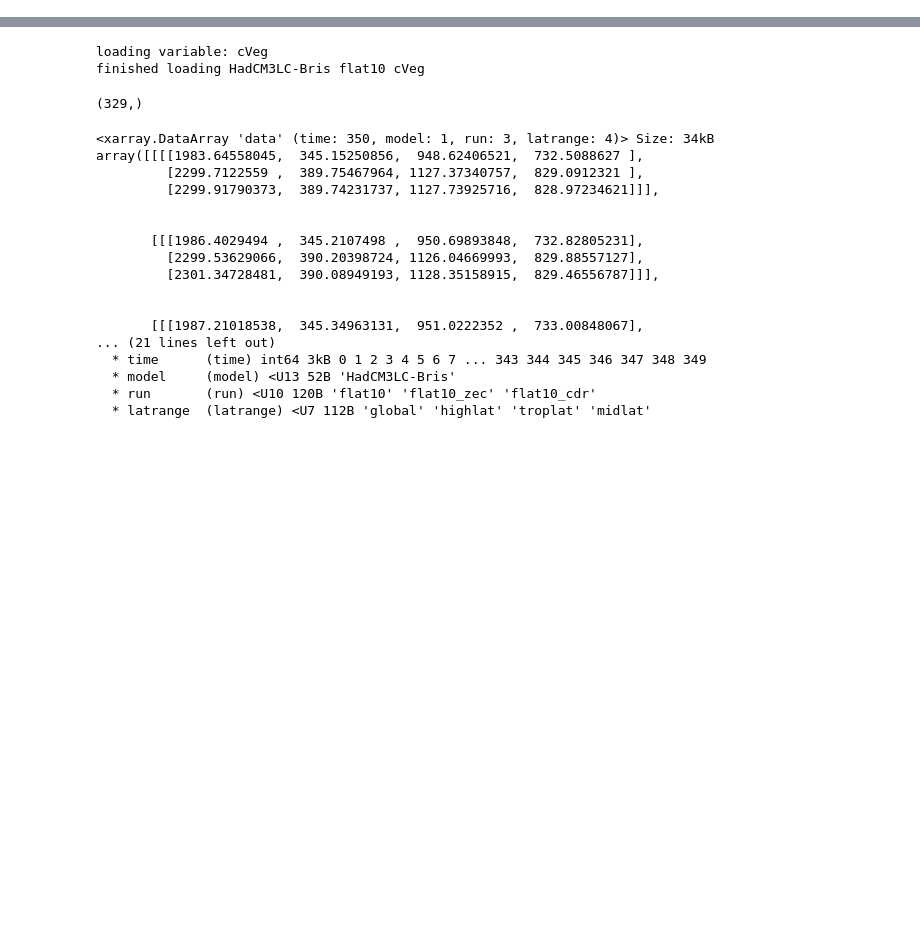
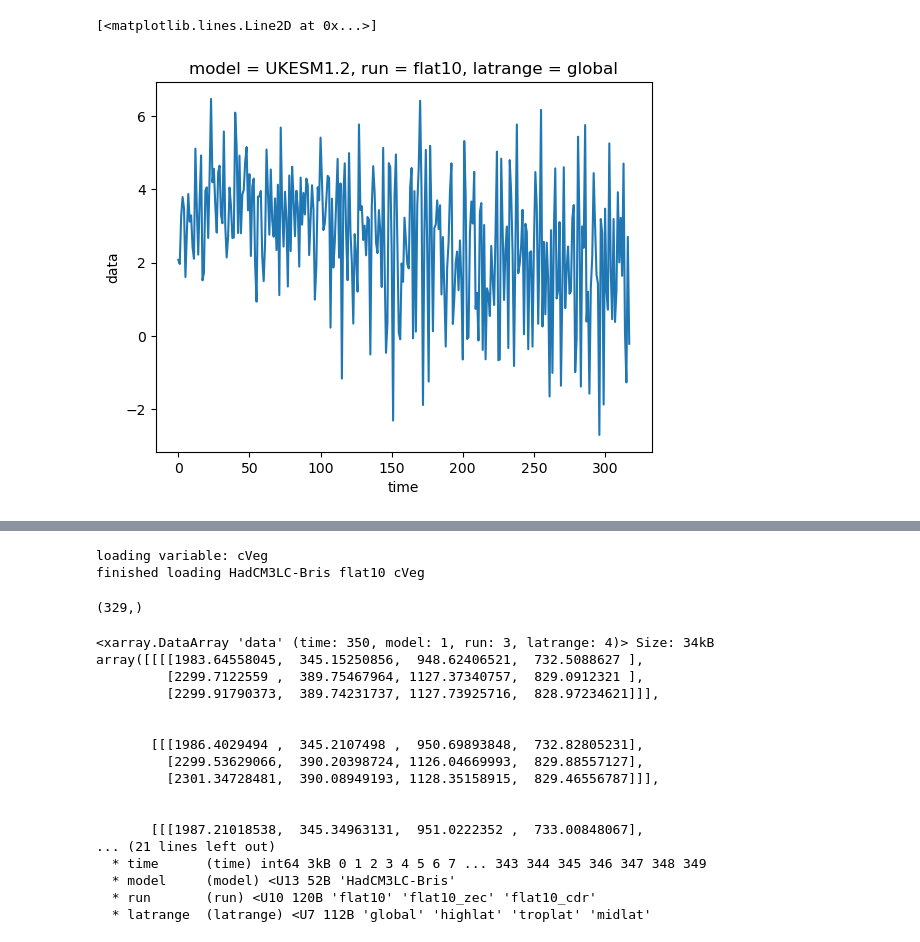
Before and after one commit to aswann/flat10MIP_analysis, a Jupyter notebook: create_metrics_matrix_onemodat_monthly.ipynb, the cells around one changed output, grey strips where cells are left out. Saved outputs shown, nothing was run; the diff lists cells and outputs as text; code cells hidden in the pictures; blank space fills up the shorter version.

```diff
--- a/create_metrics_matrix_onemodat_monthly.ipynb
+++ b/create_metrics_matrix_onemodat_monthly.ipynb
@@ -377 +408,6 @@ Attributes: (0)
+# %%
+arg.plot()
+# %% [output]
+[<matplotlib.lines.Line2D at 0x...>]
+[figure, added]
 # %%
```
Also changed, not shown: parts of 15 cells of this notebook, 29 other files.
